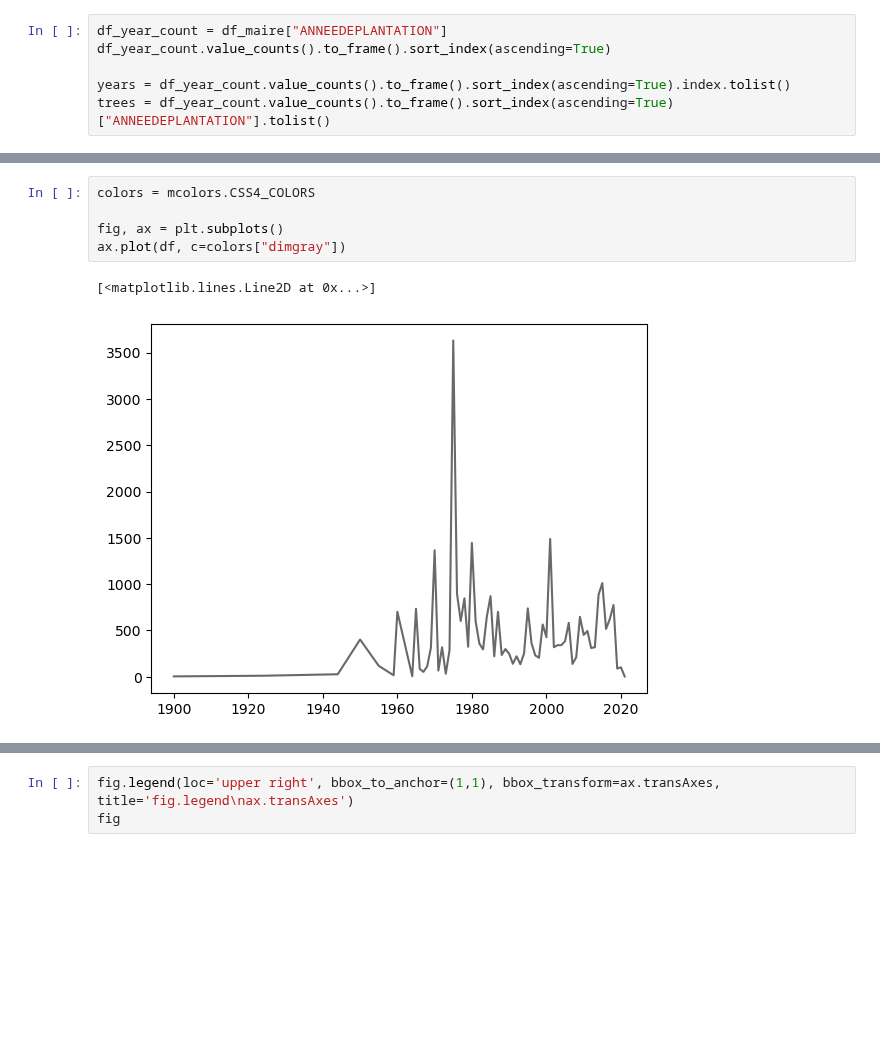
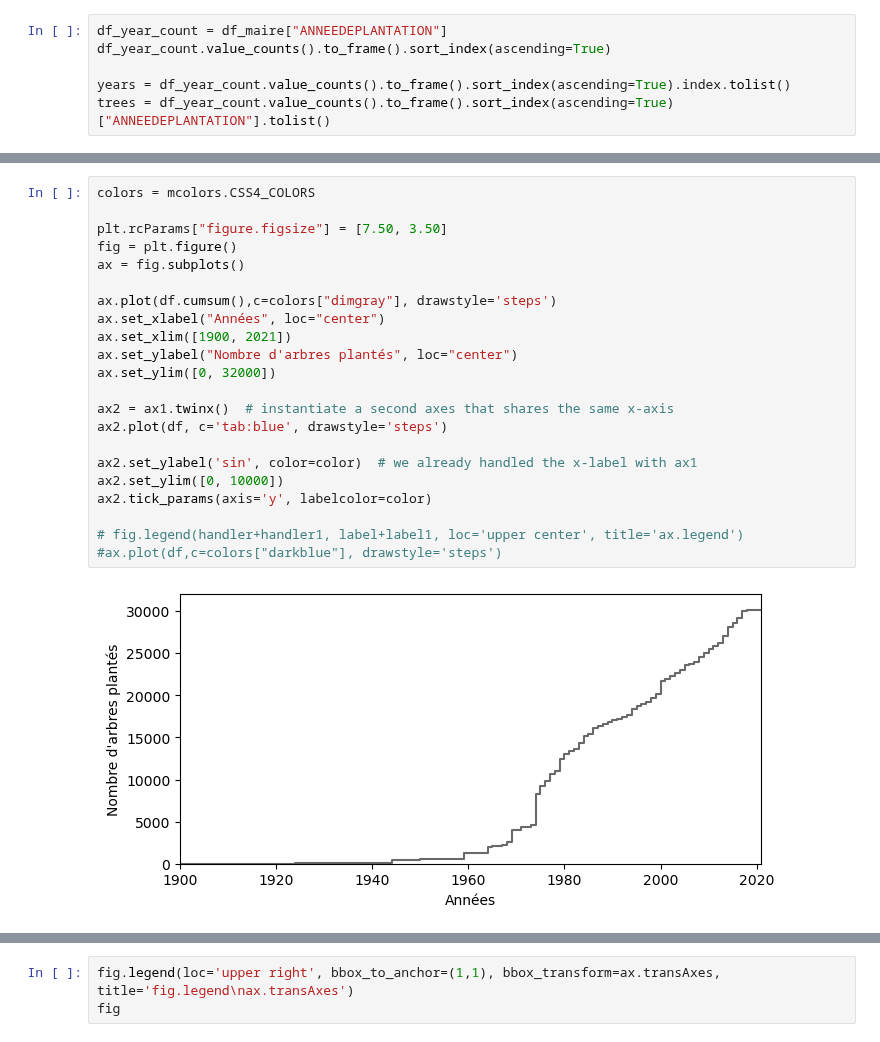
Before and after one commit to ManuLabricole/CDN-StatisticExploratoire, a Jupyter notebook: notebooks/iterable_3.ipynb, the cells around one changed output, grey strips where cells are left out. Cells and saved outputs as stored; diff of their text form; blank space fills up the shorter version.

```diff
--- a/notebooks/iterable_3.ipynb
+++ b/notebooks/iterable_3.ipynb
@@ -354,9 +369,25 @@ trees = df_year_count.value_counts().to_frame().sort_index(ascending=True)["ANNE
 # %%
 colors = mcolors.CSS4_COLORS
 
-fig, ax = plt.subplots()
-ax.plot(df, c=colors["dimgray"])
+plt.rcParams["figure.figsize"] = [7.50, 3.50]
+fig = plt.figure()
+ax = fig.subplots()
+
+ax.plot(df.cumsum(),c=colors["dimgray"], drawstyle='steps')
+ax.set_xlabel("Années", loc="center")
+ax.set_xlim([1900, 2021])
+ax.set_ylabel("Nombre d'arbres plantés", loc="center")
+ax.set_ylim([0, 32000])
+
+ax2 = ax1.twinx()  # instantiate a second axes that shares the same x-axis
+ax2.plot(df, c='tab:blue', drawstyle='steps')
+
+ax2.set_ylabel('sin', color=color)  # we already handled the x-label with ax1
+ax2.set_ylim([0, 10000])
+ax2.tick_params(axis='y', labelcolor=color)
+
+# fig.legend(handler+handler1, label+label1, loc='upper center', title='ax.legend')
+#ax.plot(df,c=colors["darkblue"], drawstyle='steps')
 # %% [output]
-[<matplotlib.lines.Line2D at 0x...>]
-[figure, old version]
+[figure, new version]
 # %%
```
Also changed, not shown: parts of 4 cells of this notebook.
